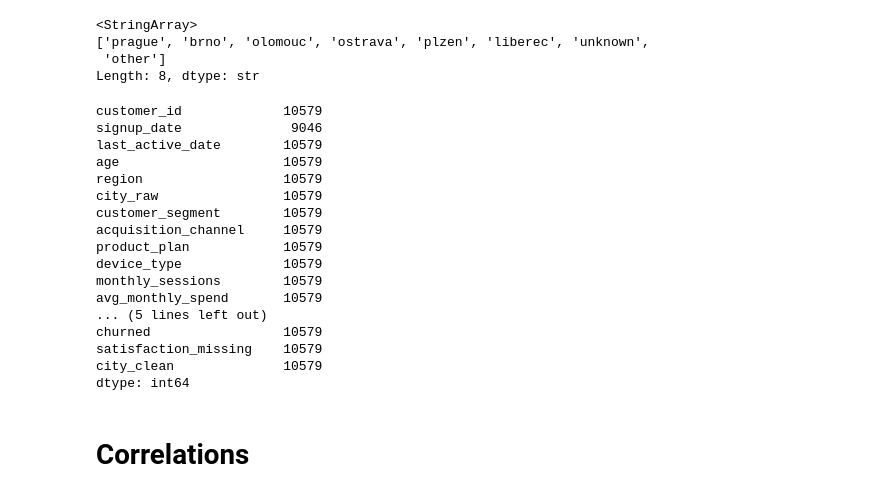
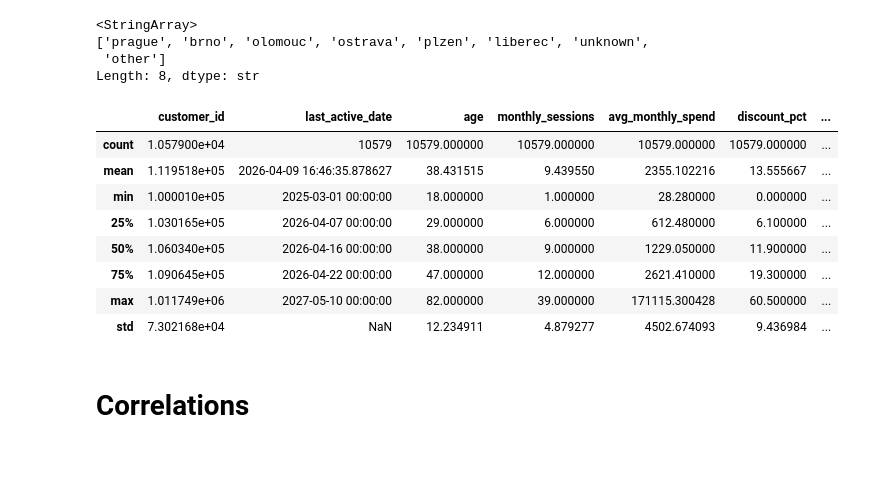
Before and after one commit to marss82/customer-churn-analysis, a Jupyter notebook: customer_eda.ipynb, the cells around one changed output. Drawn from its saved outputs; the diff is of its cells as text; code cells hidden in the pictures; blank space fills up the shorter version.

```diff
--- a/customer_eda.ipynb
+++ b/customer_eda.ipynb
@@ -317,25 +294,17 @@ df["city_clean"].unique()
 Length: 8, dtype: str
 # %%
 #  after cleaning we got 10579 customers
-df.count()
+df.describe()
 # %% [output]
-customer_id             10579
-signup_date              9046
-last_active_date        10579
-age                     10579
-region                  10579
-city_raw                10579
-customer_segment        10579
-acquisition_channel     10579
-product_plan            10579
-device_type             10579
-monthly_sessions        10579
-avg_monthly_spend       10579
-... (5 lines left out)
-churned                 10579
-satisfaction_missing    10579
-city_clean              10579
-dtype: int64
+|  | customer_id | last_active_date | age | monthly_sessions | avg_monthly_spend | discount_pct | ... |
+| count | 1.057900e+04 | 10579 | 10579.000000 | 10579.000000 | 10579.000000 | 10579.000000 | ... |
+| mean | 1.119518e+05 | 2026-04-09 16:46:35.878627 | 38.431515 | 9.439550 | 2355.102216 | 13.555667 | ... |
+| min | 1.000010e+05 | 2025-03-01 00:00:00 | 18.000000 | 1.000000 | 28.280000 | 0.000000 | ... |
+| 25% | 1.030165e+05 | 2026-04-07 00:00:00 | 29.000000 | 6.000000 | 612.480000 | 6.100000 | ... |
+| 50% | 1.060340e+05 | 2026-04-16 00:00:00 | 38.000000 | 9.000000 | 1229.050000 | 11.900000 | ... |
+| 75% | 1.090645e+05 | 2026-04-22 00:00:00 | 47.000000 | 12.000000 | 2621.410000 | 19.300000 | ... |
+| max | 1.011749e+06 | 2027-05-10 00:00:00 | 82.000000 | 39.000000 | 171115.300428 | 60.500000 | ... |
+| std | 7.302168e+04 | NaN | 12.234911 | 4.879277 | 4502.674093 | 9.436984 | ... |
 # %% [markdown]
 # Correlations
 # %%
```
Also changed, not shown: parts of 3 cells of this notebook.
